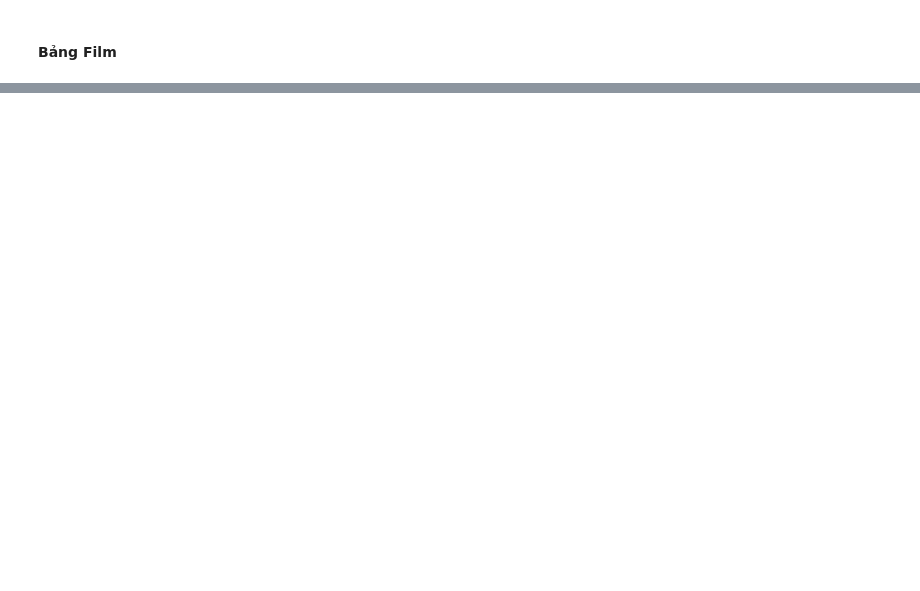
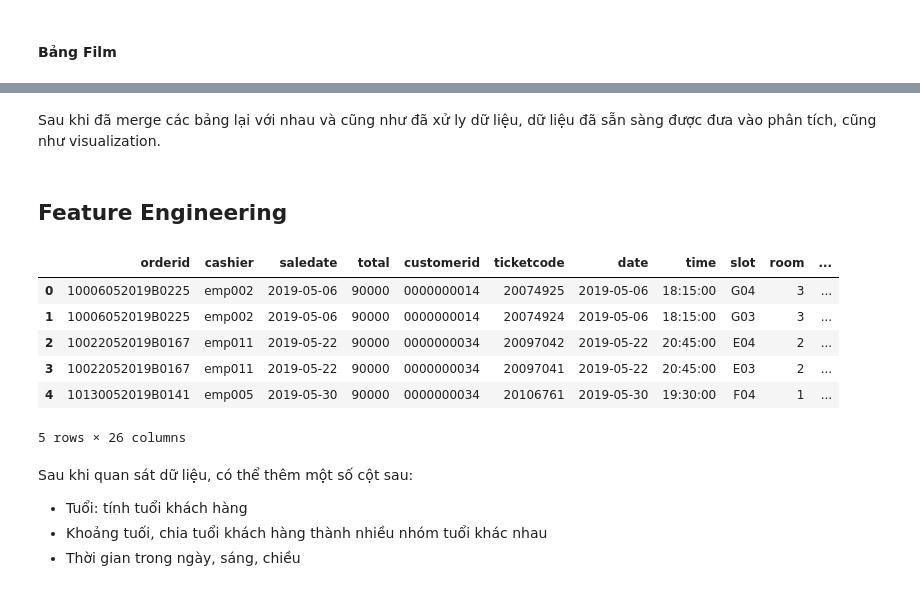
Before and after one commit to Thao1274/Nhom_5_Mid_term_1, a Jupyter notebook: Xử lý dữ liệu.ipynb, the cells around one changed output, grey strips where cells are left out. Drawn from its saved outputs; the diff is of its cells as text; code cells hidden in the pictures; blank space fills up the shorter version.

```diff
--- a/Xử lý dữ liệu.ipynb
+++ b/Xử lý dữ liệu.ipynb
@@ -331,0 +366,2 @@ update_dict = {
+# %%
+df_final = pd.merge(merged_ticket_customer,df_film, on = 'show_id',how = 'left' )
@@ -331,0 +392,8 @@ update_dict = {
+# %%
+columns_to_check = ['Customerid', 'DOB', 'Gender', 'Address', 'Phường/Đường',
+                    'Quận/Huyện', 'Tỉnh', 'Website', 'job', 'industry']
+
+df_final = df_final.dropna(subset=columns_to_check)
+# %%
+columns_to_drop = ['cast', 'release_year', 'duration', 'description', 'Unnamed: 25', 'Customerid','Website','Phường/Đường','Address']
+df_final.drop(columns=columns_to_drop, inplace=True)
@@ -331,0 +442,2 @@ update_dict = {
+# %%
+df_final = df_final[df_final['Tỉnh'] == 'Đà Nẵng']
@@ -331,0 +464,19 @@ update_dict = {
+# %% [markdown]
+Sau khi đã merge các bảng lại với nhau và cũng như đã xử ly dữ liệu, dữ liệu đã sẵn sàng được đưa vào phân tích, cũng như visualization.
+# %% [markdown]
+## Feature Engineering
+# %%
+df_final.head(5)
+# %% [output]
+|  | orderid | cashier | saledate | total | customerid | ticketcode | date | time | slot | room | ... |
+| 0 | 10006052019B0225 | emp002 | 2019-05-06 | 90000 | 0000000014 | 20074925 | 2019-05-06 | 18:15:00 | G04 | 3 | ... |
+| 1 | 10006052019B0225 | emp002 | 2019-05-06 | 90000 | 0000000014 | 20074924 | 2019-05-06 | 18:15:00 | G03 | 3 | ... |
+| 2 | 10022052019B0167 | emp011 | 2019-05-22 | 90000 | 0000000034 | 20097042 | 2019-05-22 | 20:45:00 | E04 | 2 | ... |
+| 3 | 10022052019B0167 | emp011 | 2019-05-22 | 90000 | 0000000034 | 20097041 | 2019-05-22 | 20:45:00 | E03 | 2 | ... |
+| 4 | 10130052019B0141 | emp005 | 2019-05-30 | 90000 | 0000000034 | 20106761 | 2019-05-30 | 19:30:00 | F04 | 1 | ... |
+5 rows × 26 columns
+# %% [markdown]
+Sau khi quan sát dữ liệu, có thể thêm một số cột sau:
+- Tuổi: tính tuổi khách hàng
+- Khoảng tuối, chia tuổi khách hàng thành nhiều nhóm tuổi khác nhau
+- Thời gian trong ngày, sáng, chiều
```
Also changed, not shown: parts of 44 cells of this notebook.
